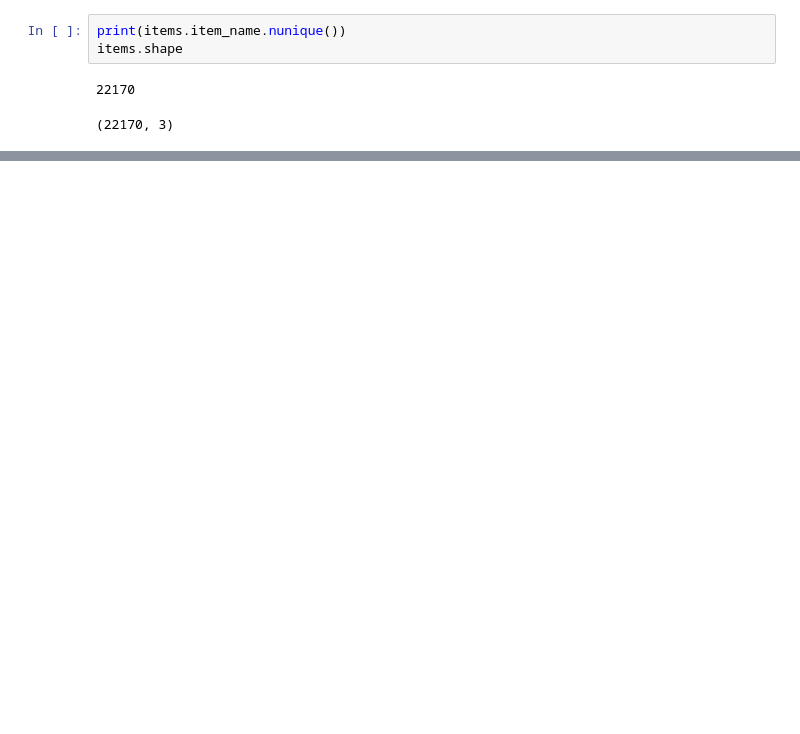
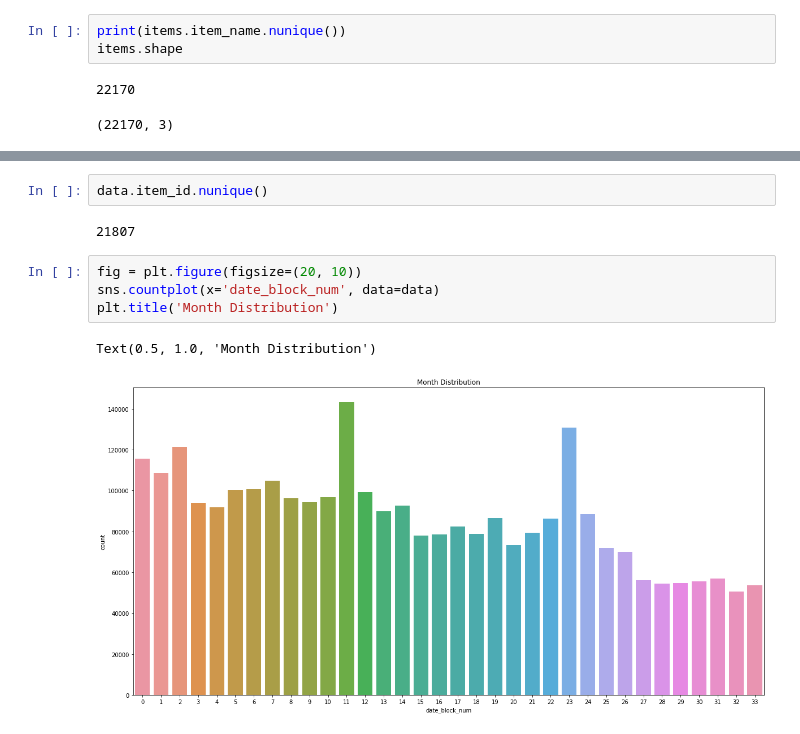
Before and after one commit to alsing/Predict-Future-Sales, a Jupyter notebook: notebooks/Initial.ipynb, the cells around one changed output, grey strips where cells are left out. Saved outputs shown, nothing was run; the diff lists cells and outputs as text; blank space fills up the shorter version.

```diff
--- a/notebooks/Initial.ipynb
+++ b/notebooks/Initial.ipynb
@@ -138,0 +191,11 @@ items.shape
+# %%
+data.item_id.nunique()
+# %% [output]
+21807
+# %%
+fig = plt.figure(figsize=(20, 10))
+sns.countplot(x='date_block_num', data=data)
+plt.title('Month Distribution')
+# %% [output]
+Text(0.5, 1.0, 'Month Distribution')
+[figure, added]
```
Also changed, not shown: parts of 11 cells of this notebook.
